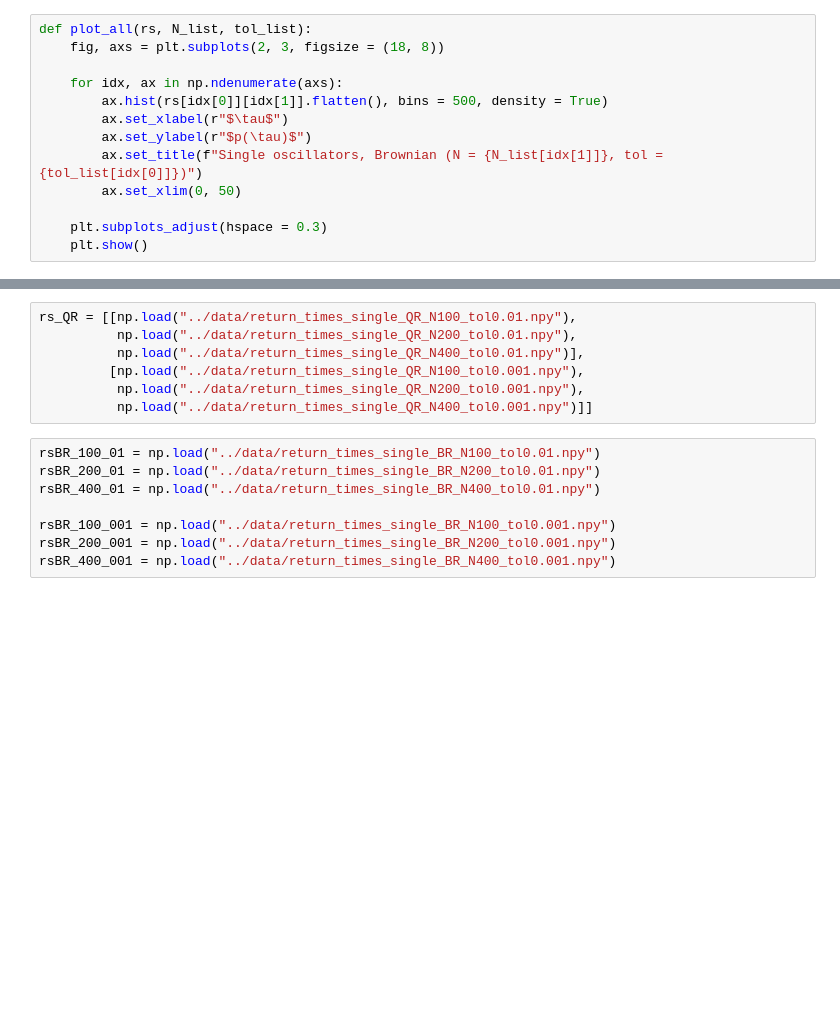
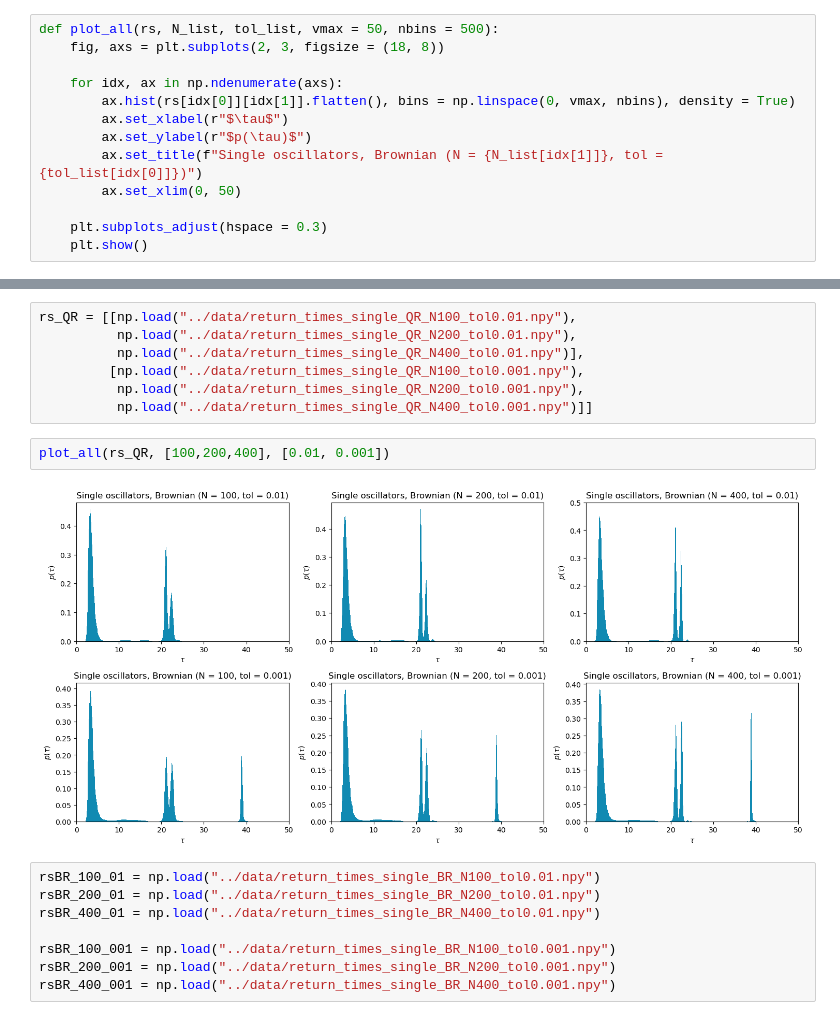
Before and after one commit to giorgionicoletti/OscillationsFH, a Jupyter notebook: notebooks/ReturnTimes.ipynb, the cells around one changed output, grey strips where cells are left out. Cells and saved outputs as stored; diff of their text form; blank space fills up the shorter version.

```diff
--- a/notebooks/ReturnTimes.ipynb
+++ b/notebooks/ReturnTimes.ipynb
@@ -358,11 +365,11 @@ plt.show()
 # %% [markdown]
 # Plots with large-scale simulations
 # %%
-def plot_all(rs, N_list, tol_list):
+def plot_all(rs, N_list, tol_list, vmax = 50, nbins = 500):
     fig, axs = plt.subplots(2, 3, figsize = (18, 8))
 
     for idx, ax in np.ndenumerate(axs):
-        ax.hist(rs[idx[0]][idx[1]].flatten(), bins = 500, density = True)
+        ax.hist(rs[idx[0]][idx[1]].flatten(), bins = np.linspace(0, vmax, nbins), density = True)
         ax.set_xlabel(r"$\tau$")
         ax.set_ylabel(r"$p(\tau)$")
         ax.set_title(f"Single oscillators, Brownian (N = {N_list[idx[1]]}, tol = {tol_list[idx[0]]})")
@@ -388,6 +395,10 @@ rs_QR = [[np.load("../data/return_times_single_QR_N100_tol0.01.npy"),
          [np.load("../data/return_times_single_QR_N100_tol0.001.npy"),
           np.load("../data/return_times_single_QR_N200_tol0.001.npy"),
           np.load("../data/return_times_single_QR_N400_tol0.001.npy")]]
+# %%
+plot_all(rs_QR, [100,200,400], [0.01, 0.001])
+# %% [output]
+[figure, added]
 # %%
 rsBR_100_01 = np.load("../data/return_times_single_BR_N100_tol0.01.npy")
 rsBR_200_01 = np.load("../data/return_times_single_BR_N200_tol0.01.npy")
```
Also changed, not shown: parts of 8 cells of this notebook.
